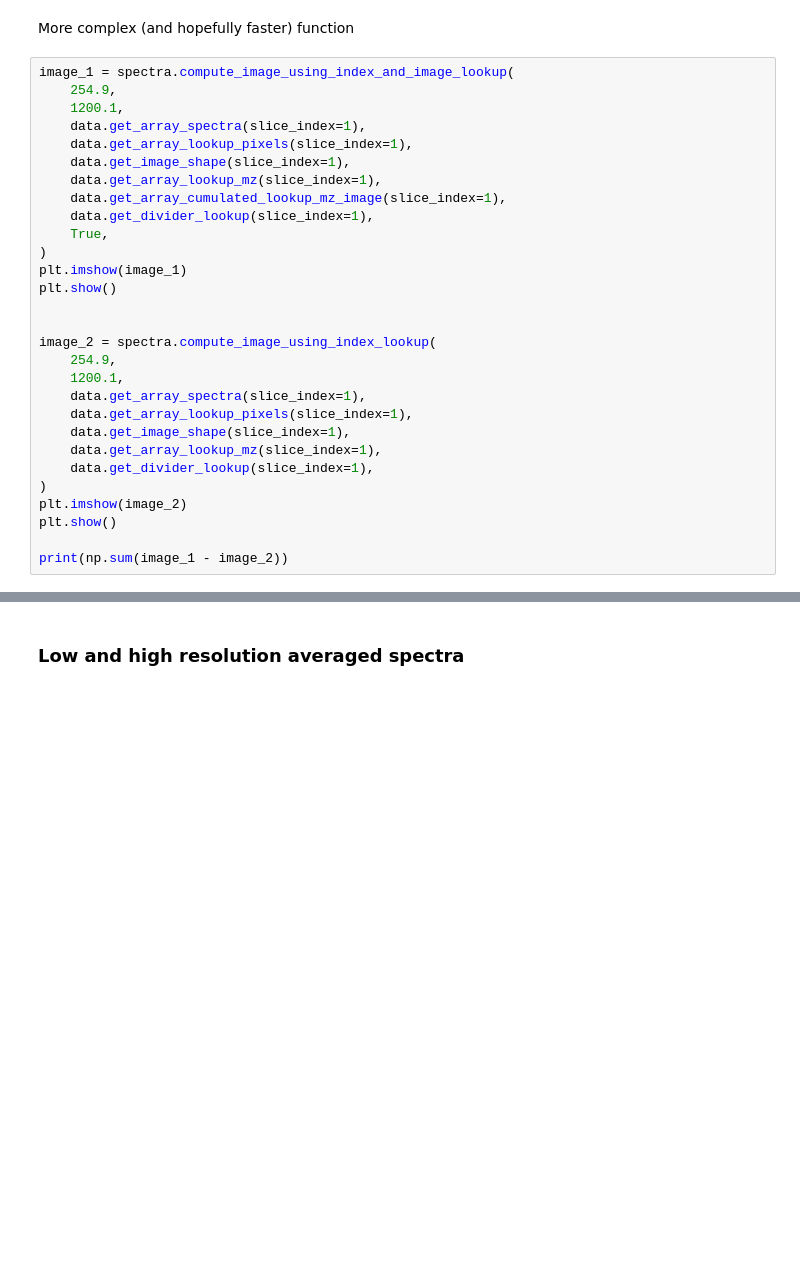
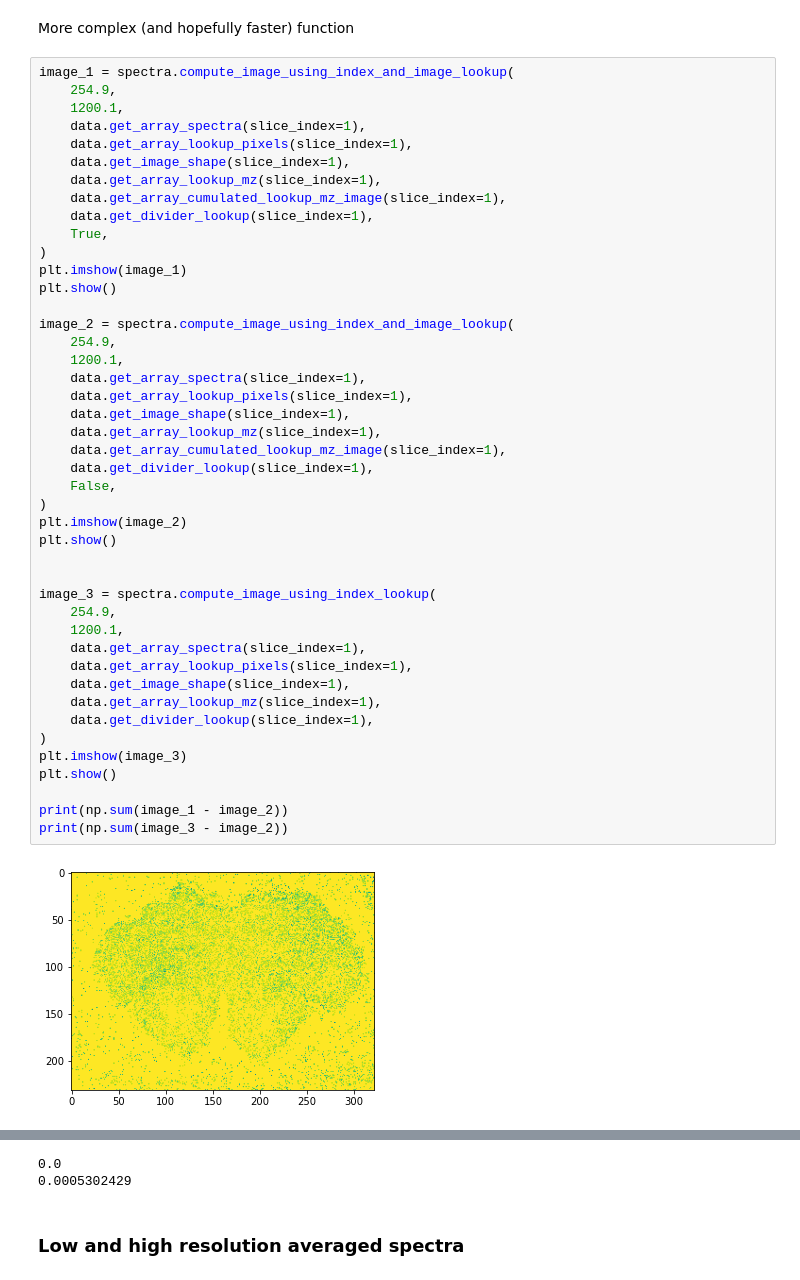
Before and after one commit to ColasDroin/lbae, a Jupyter notebook: notebooks/local/test_functions_TODO copy.ipynb, the cells around one changed output, grey strips where cells are left out. Drawn from its saved outputs; the diff is of its cells as text; blank space fills up the shorter version.

```diff
--- a/notebooks/local/test_functions_TODO copy.ipynb
+++ b/notebooks/local/test_functions_TODO copy.ipynb
@@ -185,29 +233,46 @@ More complex (and hopefully faster) function
 # %%
 image_1 = spectra.compute_image_using_index_and_image_lookup(
     254.9,
     1200.1,
     data.get_array_spectra(slice_index=1),
     data.get_array_lookup_pixels(slice_index=1),
     data.get_image_shape(slice_index=1),
     data.get_array_lookup_mz(slice_index=1),
     data.get_array_cumulated_lookup_mz_image(slice_index=1),
     data.get_divider_lookup(slice_index=1),
     True,
 )
 plt.imshow(image_1)
 plt.show()
 
+image_2 = spectra.compute_image_using_index_and_image_lookup(
+    254.9,
+    1200.1,
+    data.get_array_spectra(slice_index=1),
+    data.get_array_lookup_pixels(slice_index=1),
+    data.get_image_shape(slice_index=1),
+    data.get_array_lookup_mz(slice_index=1),
+    data.get_array_cumulated_lookup_mz_image(slice_index=1),
+    data.get_divider_lookup(slice_index=1),
+    False,
+)
+plt.imshow(image_2)
+plt.show()
 
-image_2 = spectra.compute_image_using_index_lookup(
+
+image_3 = spectra.compute_image_using_index_lookup(
     254.9,
     1200.1,
     data.get_array_spectra(slice_index=1),
     data.get_array_lookup_pixels(slice_index=1),
     data.get_image_shape(slice_index=1),
     data.get_array_lookup_mz(slice_index=1),
     data.get_divider_lookup(slice_index=1),
 )
-plt.imshow(image_2)
+plt.imshow(image_3)
 plt.show()
 
 print(np.sum(image_1 - image_2))
+print(np.sum(image_3 - image_2))
+# %% [output]
+[figure, added]
@@ -214,3 +281,5 @@ print(np.sum(image_1 - image_2))
+0.0
+0.0005302429
 # %% [markdown]
 ### Low and high resolution averaged spectra
 # %% [markdown]
```
Also changed, not shown: parts of 6 cells of this notebook, 7 other files.
